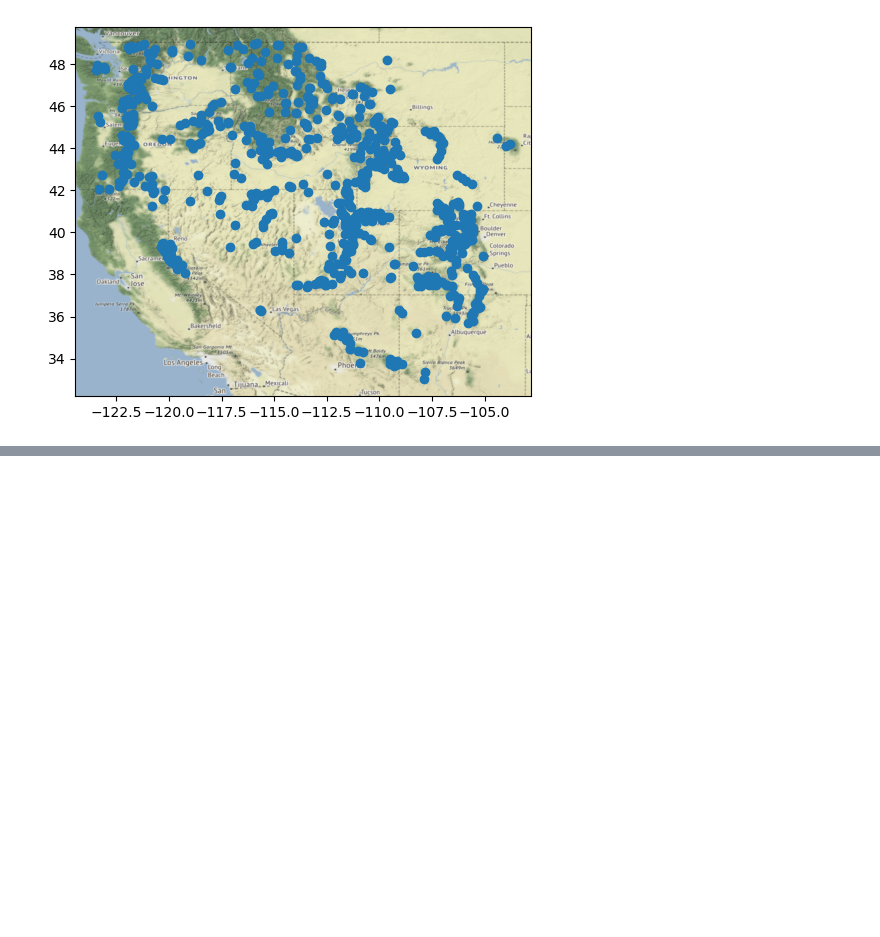
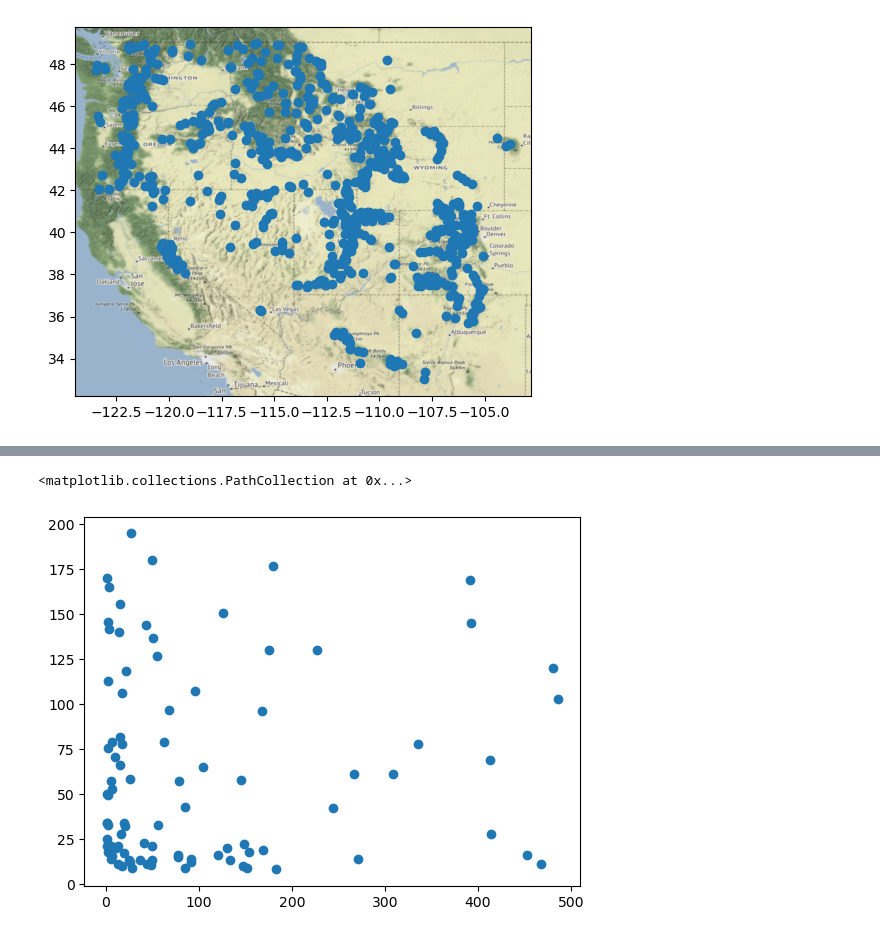
Before and after one commit to egagli/sar_snowmelt_timing, a Jupyter notebook: examples/snotel_sar_snowmelt_comparison.ipynb, the cells around one changed output, grey strips where cells are left out. Cells and saved outputs as stored; diff of their text form; code cells hidden in the pictures; blank space fills up the shorter version.

```diff
--- a/examples/snotel_sar_snowmelt_comparison.ipynb
+++ b/examples/snotel_sar_snowmelt_comparison.ipynb
@@ -184,2 +189,9 @@ snotel_gf_projected.drop(['beginDate','endDate'],axis=1).explore(column='median_
 # %% [output]
 [interactive output not drawn]
+# %%
+f,ax=plt.subplots()
+ax.scatter(snotel_gf_projected['sar_runoff_pixel_count'],snotel_gf_projected['median_offset'])
+#ax.set_xlim([0,10])
+# %% [output]
+<matplotlib.collections.PathCollection at 0x...>
+[figure, added]
```
Also changed, not shown: parts of 15 cells of this notebook.
